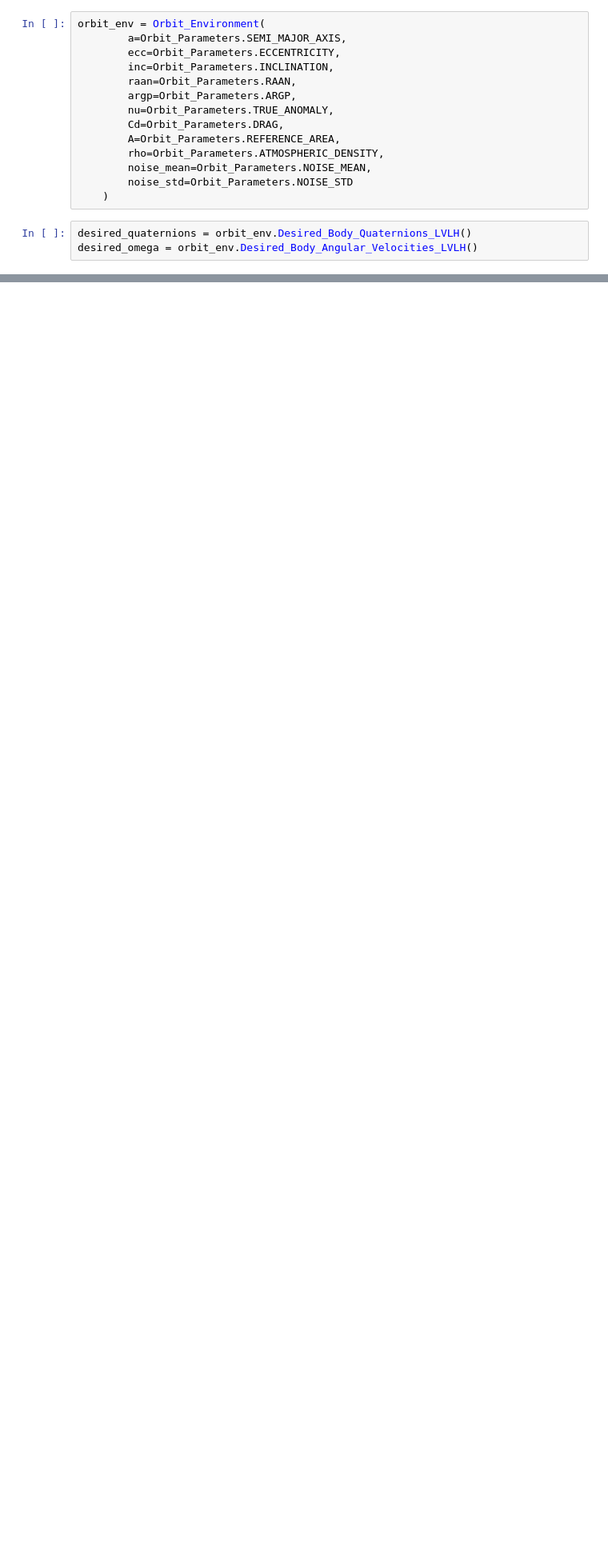
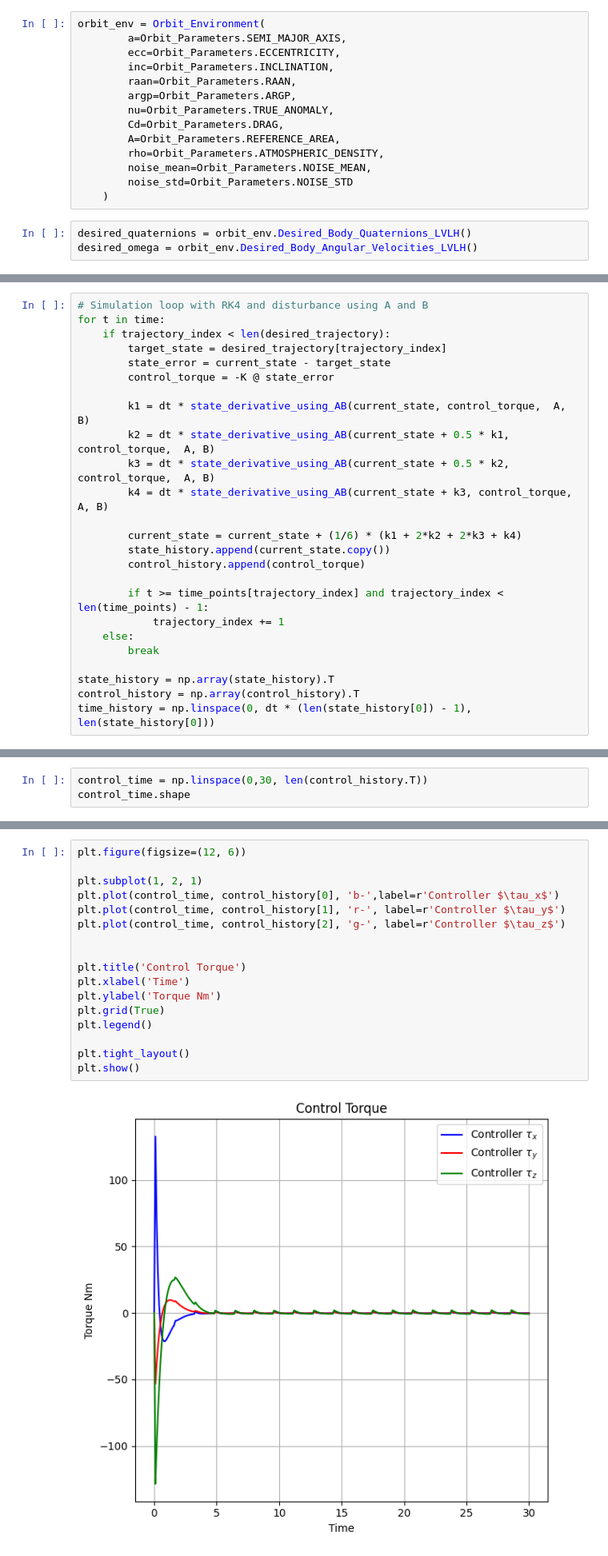
Before and after one commit to abbddos/orbit, a Jupyter notebook: lqr.ipynb, the cells around one changed output, grey strips where cells are left out. Shown at 80% size. Cells and saved outputs as stored; diff of their text form; blank space fills up the shorter version.

```diff
--- a/lqr.ipynb
+++ b/lqr.ipynb
@@ -169,0 +191,25 @@ desired_trajectory = np.array(desired_trajectory)
+# %%
+# Simulation loop with RK4 and disturbance using A and B
+for t in time:
+    if trajectory_index < len(desired_trajectory):
+        target_state = desired_trajectory[trajectory_index]
+        state_error = current_state - target_state
+        control_torque = -K @ state_error
+
+        k1 = dt * state_derivative_using_AB(current_state, control_torque,  A, B)
+        k2 = dt * state_derivative_using_AB(current_state + 0.5 * k1, control_torque,  A, B)
+        k3 = dt * state_derivative_using_AB(current_state + 0.5 * k2, control_torque,  A, B)
+        k4 = dt * state_derivative_using_AB(current_state + k3, control_torque,  A, B)
+
+        current_state = current_state + (1/6) * (k1 + 2*k2 + 2*k3 + k4)
+        state_history.append(current_state.copy())
+        control_history.append(control_torque)
+
+        if t >= time_points[trajectory_index] and trajectory_index < len(time_points) - 1:
+            trajectory_index += 1
+    else:
+        break
+
+state_history = np.array(state_history).T
+control_history = np.array(control_history).T
+time_history = np.linspace(0, dt * (len(state_history[0]) - 1), len(state_history[0]))
@@ -169,0 +254,3 @@ desired_trajectory = np.array(desired_trajectory)
+# %%
+control_time = np.linspace(0,30, len(control_history.T))
+control_time.shape
@@ -169,0 +259,19 @@ desired_trajectory = np.array(desired_trajectory)
+# %%
+plt.figure(figsize=(12, 6))
+
+plt.subplot(1, 2, 1)
+plt.plot(control_time, control_history[0], 'b-',label=r'Controller $\tau_x$')
+plt.plot(control_time, control_history[1], 'r-', label=r'Controller $\tau_y$')
+plt.plot(control_time, control_history[2], 'g-', label=r'Controller $\tau_z$')
+
+
+plt.title('Control Torque')
+plt.xlabel('Time')
+plt.ylabel('Torque Nm')
+plt.grid(True)
+plt.legend()
+
+plt.tight_layout()
+plt.show()
+# %% [output]
+[figure, added]
```
Also changed, not shown: parts of 11 cells of this notebook.
